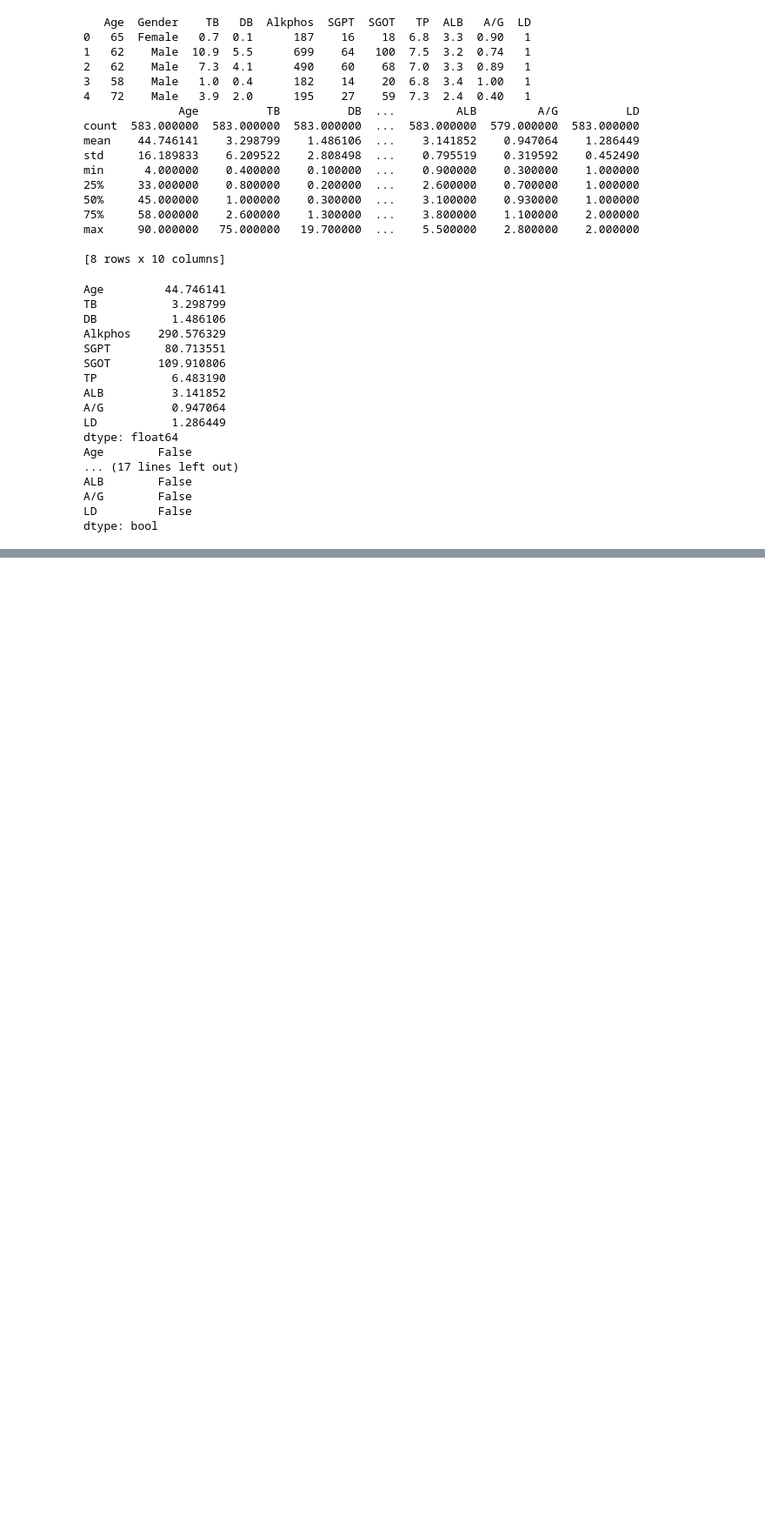
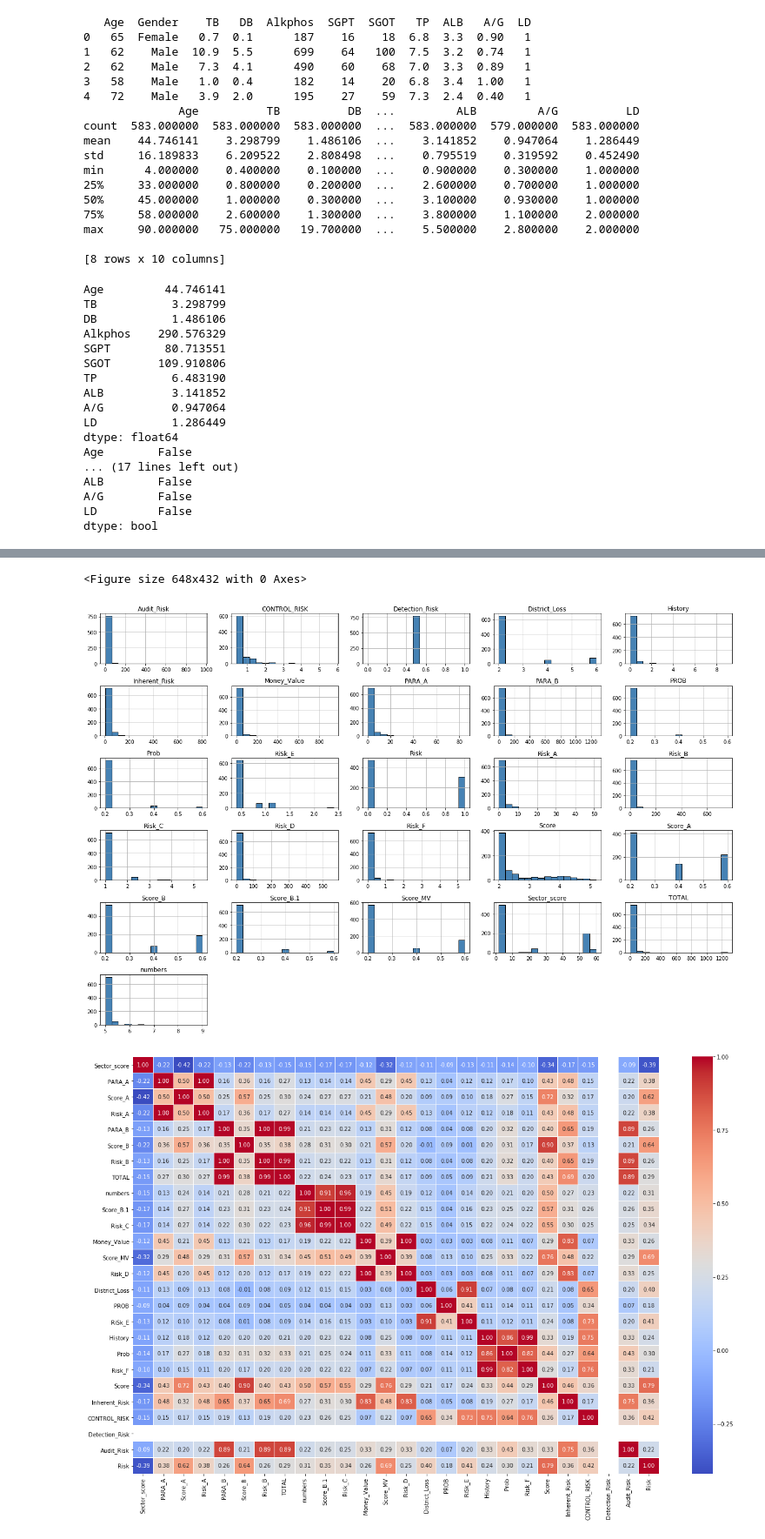
Before and after one commit to nidhin-koshy/Notebooks, a Jupyter notebook: Classification.ipynb, the cells around one changed output, grey strips where cells are left out. Shown at 87% size. Saved outputs shown, nothing was run; the diff lists cells and outputs as text; code cells hidden in the pictures; blank space fills up the shorter version.

```diff
--- a/Classification.ipynb
+++ b/Classification.ipynb
@@ -342,0 +355,36 @@ Classification score =  0.7142857142857143
+# %%
+!ls -l audit_data
+import numpy as np
+import pandas as pd
+import seaborn as sns
+import matplotlib.pyplot as plt
+
+
+df_AUD = pd.read_csv('audit_data/audit_risk.csv') #load data as a pandas dataframe
+#print(df_AUD.head())
+print(df_AUD.dtypes)
+print(df_AUD.describe())
+#print(df_AUD.mean()) # display the mean across different columns
+
+print(df_AUD.isna().any()) # display if any column have nan values
+
+#df_AUD = df_AUD.fillna(df_AUD.mean()) # replace nan with mean values. One could replace it with 0, mean or any other value. One could even remove records have missing values
+df_AUD = df_AUD.dropna()
+
+print(df_AUD.describe())
+df_AUD.drop(columns='LOCATION_ID',inplace=True)
+print(df_AUD.describe())
+print(df_AUD.dtypes)
+plt.figure(figsize=(9,6))
+df_AUD.hist(bins=15, color='steelblue', edgecolor='black', linewidth=1.0,
+           xlabelsize=10, ylabelsize=10, grid=True,figsize=(18,12))
+plt.tight_layout()
+plt.show()
+
+
+corr = df_AUD.corr()
+plt.figure(figsize=(18,12))
+hm = sns.heatmap(round(corr,2), annot=True, cmap="coolwarm",fmt='.2f',
+                 linewidths=.05)
+plt.tight_layout()
+# %% [output]
@@ -342,0 +408,3 @@ Classification score =  0.7142857142857143
+<Figure size 648x432 with 0 Axes>
+[figure, added]
+[figure, added]
```
Also changed, not shown: parts of 10 cells of this notebook.
